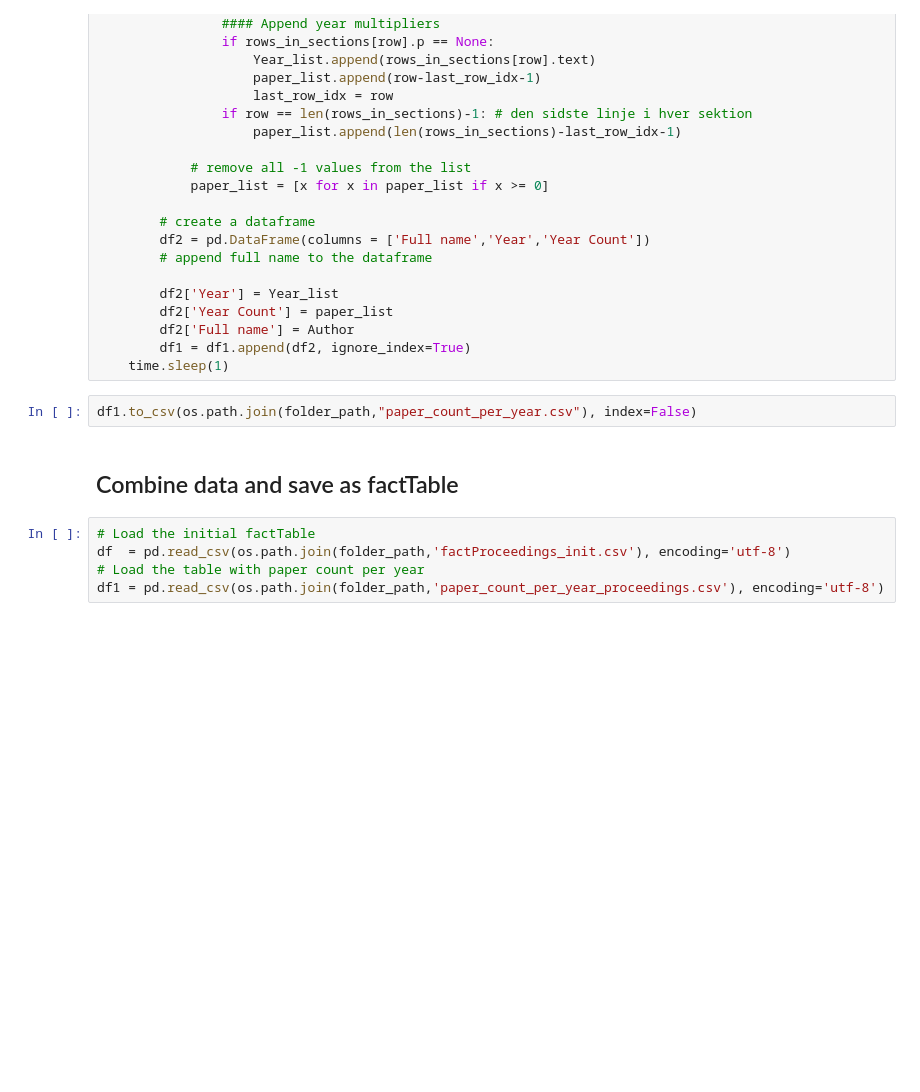
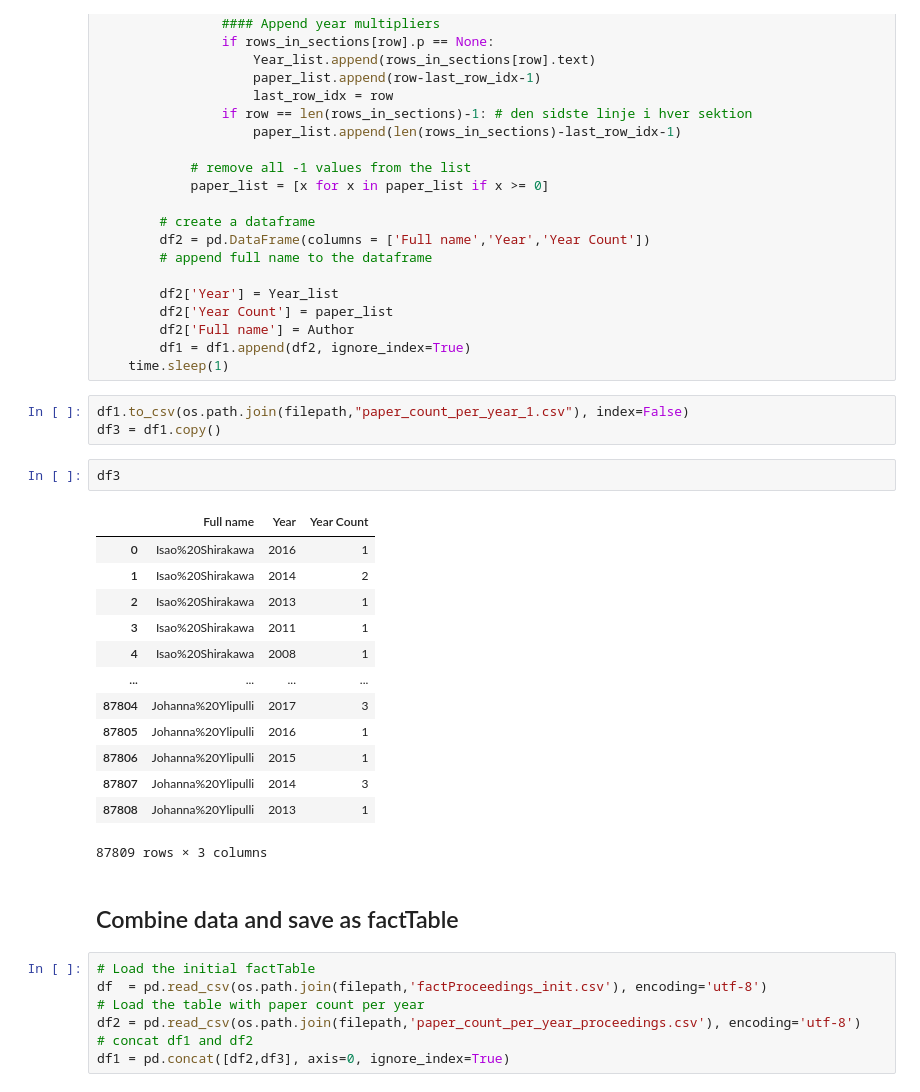
Before and after one commit to mariespedersen/Thesis_github, a Jupyter notebook: Get_Paper_info.ipynb, the cells around one changed output. Drawn from its saved outputs; the diff is of its cells as text; blank space fills up the shorter version.

```diff
--- a/Get_Paper_info.ipynb
+++ b/Get_Paper_info.ipynb
@@ -69,14 +69,33 @@ for Author in tqdm(dblp_name[:8176]):
         df1 = df1.append(df2, ignore_index=True)
     time.sleep(1)
 # %%
-df1.to_csv(os.path.join(folder_path,"paper_count_per_year.csv"), index=False)
+df1.to_csv(os.path.join(filepath,"paper_count_per_year_1.csv"), index=False)
+df3 = df1.copy()
+# %%
+df3
+# %% [output]
+|  | Full name | Year | Year Count |
+| 0 | Isao%20Shirakawa | 2016 | 1 |
+| 1 | Isao%20Shirakawa | 2014 | 2 |
+| 2 | Isao%20Shirakawa | 2013 | 1 |
+| 3 | Isao%20Shirakawa | 2011 | 1 |
+| 4 | Isao%20Shirakawa | 2008 | 1 |
+| ... | ... | ... | ... |
+| 87804 | Johanna%20Ylipulli | 2017 | 3 |
+| 87805 | Johanna%20Ylipulli | 2016 | 1 |
+| 87806 | Johanna%20Ylipulli | 2015 | 1 |
+| 87807 | Johanna%20Ylipulli | 2014 | 3 |
+| 87808 | Johanna%20Ylipulli | 2013 | 1 |
+87809 rows × 3 columns
 # %% [markdown]
 ## Combine data and save as factTable
 # %%
 # Load the initial factTable
-df  = pd.read_csv(os.path.join(folder_path,'factProceedings_init.csv'), encoding='utf-8')
+df  = pd.read_csv(os.path.join(filepath,'factProceedings_init.csv'), encoding='utf-8')
 # Load the table with paper count per year
-df1 = pd.read_csv(os.path.join(folder_path,'paper_count_per_year_proceedings.csv'), encoding='utf-8')
+df2 = pd.read_csv(os.path.join(filepath,'paper_count_per_year_proceedings.csv'), encoding='utf-8')
+# concat df1 and df2
+df1 = pd.concat([df2,df3], axis=0, ignore_index=True)
 # %%
 df1['Full name'] = df1['Full name'].str.replace('%20', ' ')
 df1 = df1.drop_duplicates().reset_index(drop=True)
```
Also changed, not shown: parts of 3 cells of this notebook, 3 other files.
